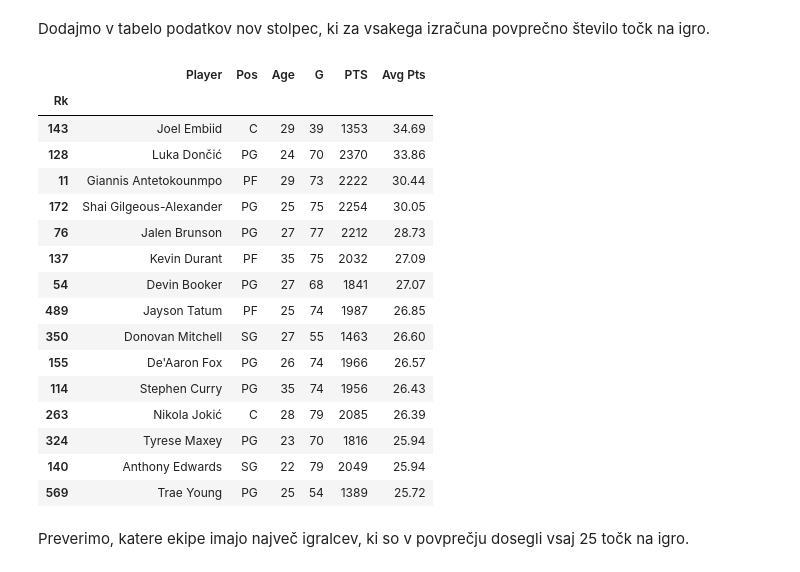
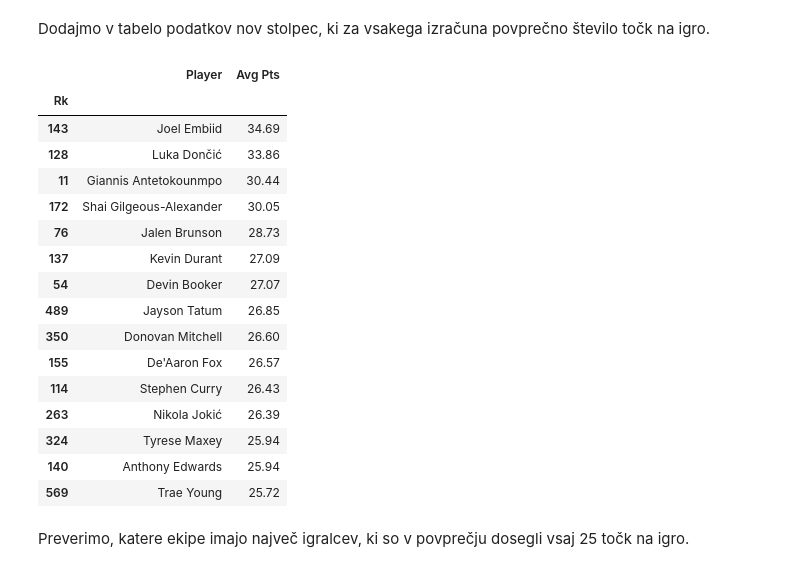
Before and after one commit to elizapecoraro/Eliza-Pecoraro-Projektna-naloga-UVP, a Jupyter notebook: analiza.ipynb, the cells around one changed output. Drawn from its saved outputs; the diff is of its cells as text; code cells hidden in the pictures.

```diff
--- a/analiza.ipynb
+++ b/analiza.ipynb
@@ -231,27 +231,27 @@ Vidimo, da več točk pomeni tudi več osebnih napak, kar smo tudi pričakovali.
 Dodajmo v tabelo podatkov nov stolpec, ki za vsakega izračuna povprečno število točk na igro.
 # %%
 povprecje_tock = round(nba["PTS"] / nba["G"], 2)
-#nba.insert(23, "Avg Pts", povprecje_tock)
-urejeno_povp_tocke= nba.sort_values("Avg Pts", ascending=False).head(15)
-urejeno_povp_tocke[["Player", "Pos", "Age", "G", "PTS", "Avg Pts"]]
+nba["Avg Pts"] = povprecje_tock
+urejeno_povp = nba.sort_values("Avg Pts", ascending=False)
+urejeno_povp[["Player", "Avg Pts"]].head(15)
 # %% [output]
-|  | Player | Pos | Age | G | PTS | Avg Pts |
-| Rk |  |  |  |  |  |  |
-| 143 | Joel Embiid | C | 29 | 39 | 1353 | 34.69 |
-| 128 | Luka Dončić | PG | 24 | 70 | 2370 | 33.86 |
-| 11 | Giannis Antetokounmpo | PF | 29 | 73 | 2222 | 30.44 |
-| 172 | Shai Gilgeous-Alexander | PG | 25 | 75 | 2254 | 30.05 |
-| 76 | Jalen Brunson | PG | 27 | 77 | 2212 | 28.73 |
-| 137 | Kevin Durant | PF | 35 | 75 | 2032 | 27.09 |
-| 54 | Devin Booker | PG | 27 | 68 | 1841 | 27.07 |
-| 489 | Jayson Tatum | PF | 25 | 74 | 1987 | 26.85 |
-| 350 | Donovan Mitchell | SG | 27 | 55 | 1463 | 26.60 |
-| 155 | De'Aaron Fox | PG | 26 | 74 | 1966 | 26.57 |
-| 114 | Stephen Curry | PG | 35 | 74 | 1956 | 26.43 |
-| 263 | Nikola Jokić | C | 28 | 79 | 2085 | 26.39 |
-| 324 | Tyrese Maxey | PG | 23 | 70 | 1816 | 25.94 |
-| 140 | Anthony Edwards | SG | 22 | 79 | 2049 | 25.94 |
-| 569 | Trae Young | PG | 25 | 54 | 1389 | 25.72 |
+|  | Player | Avg Pts |
+| Rk |  |  |
+| 143 | Joel Embiid | 34.69 |
+| 128 | Luka Dončić | 33.86 |
+| 11 | Giannis Antetokounmpo | 30.44 |
+| 172 | Shai Gilgeous-Alexander | 30.05 |
+| 76 | Jalen Brunson | 28.73 |
+| 137 | Kevin Durant | 27.09 |
+| 54 | Devin Booker | 27.07 |
+| 489 | Jayson Tatum | 26.85 |
+| 350 | Donovan Mitchell | 26.60 |
+| 155 | De'Aaron Fox | 26.57 |
+| 114 | Stephen Curry | 26.43 |
+| 263 | Nikola Jokić | 26.39 |
+| 324 | Tyrese Maxey | 25.94 |
+| 140 | Anthony Edwards | 25.94 |
+| 569 | Trae Young | 25.72 |
 # %% [markdown]
 Preverimo, katere ekipe imajo največ igralcev, ki so v povprečju dosegli vsaj 25 točk na igro.
 # %%
```
Also changed, not shown: parts of 10 cells of this notebook.
